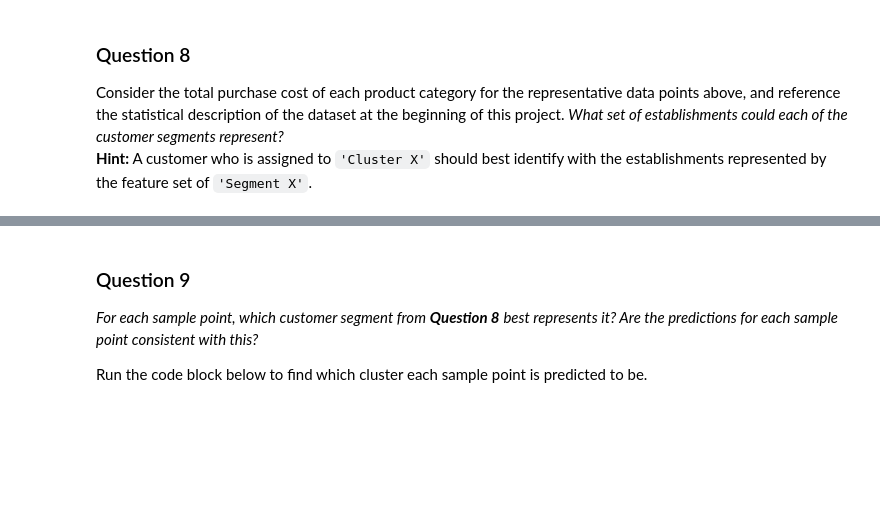
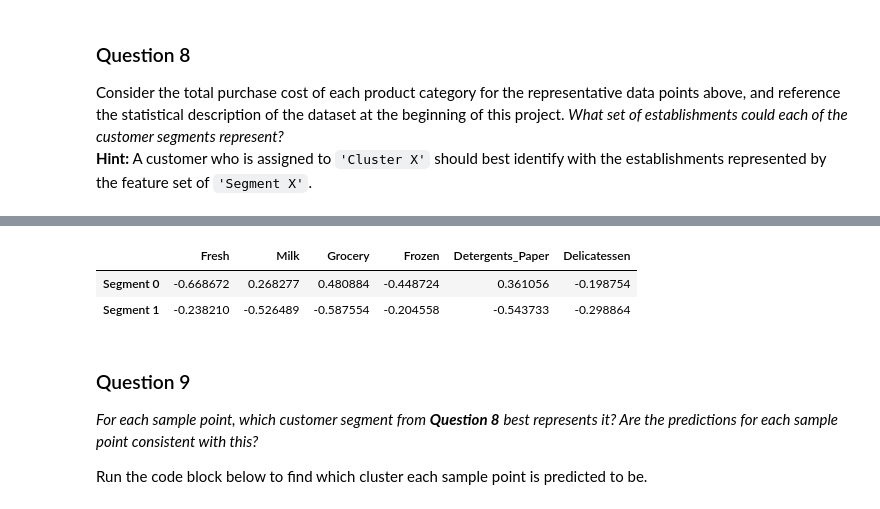
Before and after one commit to ashishsingal1/udacity, a Jupyter notebook: creating_customer_segments/customer_segments.ipynb, the cells around one changed output, grey strips where cells are left out. Drawn from its saved outputs; the diff is of its cells as text; code cells hidden in the pictures; blank space fills up the shorter version.

```diff
--- a/creating_customer_segments/customer_segments.ipynb
+++ b/creating_customer_segments/customer_segments.ipynb
@@ -455,3 +466,9 @@ Consider the total purchase cost of each product category for the representative
+# %%
+(true_centers - data.mean()) / data.std(ddof=0)
+# %% [output]
+|  | Fresh | Milk | Grocery | Frozen | Detergents_Paper | Delicatessen |
+| Segment 0 | -0.668672 | 0.268277 | 0.480884 | -0.448724 | 0.361056 | -0.198754 |
+| Segment 1 | -0.238210 | -0.526489 | -0.587554 | -0.204558 | -0.543733 | -0.298864 |
 # %% [markdown]
 ### Question 9
 *For each sample point, which customer segment from* ***Question 8*** *best represents it? Are the predictions for each sample point consistent with this?*
```
Also changed, not shown: parts of 15 cells of this notebook, 1 other file.
